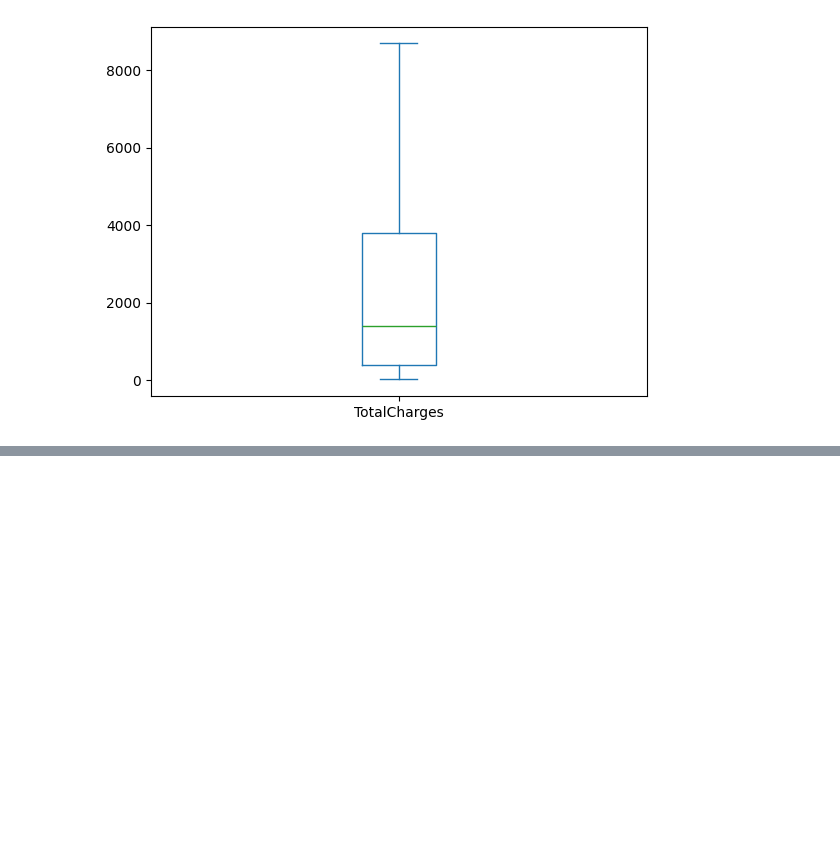
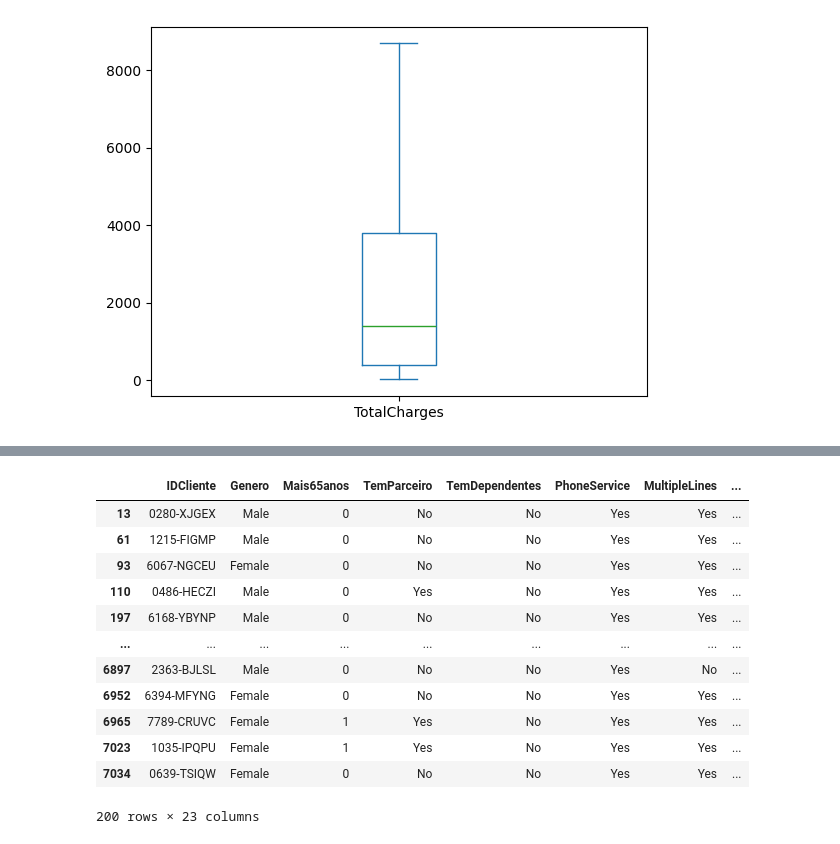
Before and after one commit to EuFontoura/EDAestudos, a Jupyter notebook: eda_churn.ipynb, the cells around one changed output, grey strips where cells are left out. Cells and saved outputs as stored; diff of their text form; code cells hidden in the pictures; blank space fills up the shorter version.

```diff
--- a/eda_churn.ipynb
+++ b/eda_churn.ipynb
@@ -933,0 +981,16 @@ df_churn['TotalCharges'].plot.box()
+# %%
+df_churn_month[(df_churn_month.TotalCharges < limInf_TotalCharges_month) | (df_churn_month.TotalCharges > limSup_TotalCharges_month)]
+# %% [output]
+|  | IDCliente | Genero | Mais65anos | TemParceiro | TemDependentes | PhoneService | MultipleLines | ... |
+| 13 | 0280-XJGEX | Male | 0 | No | No | Yes | Yes | ... |
+| 61 | 1215-FIGMP | Male | 0 | No | No | Yes | Yes | ... |
+| 93 | 6067-NGCEU | Female | 0 | No | No | Yes | Yes | ... |
+| 110 | 0486-HECZI | Male | 0 | Yes | No | Yes | Yes | ... |
+| 197 | 6168-YBYNP | Male | 0 | No | No | Yes | Yes | ... |
+| ... | ... | ... | ... | ... | ... | ... | ... | ... |
+| 6897 | 2363-BJLSL | Male | 0 | No | No | Yes | No | ... |
+| 6952 | 6394-MFYNG | Female | 0 | No | No | Yes | Yes | ... |
+| 6965 | 7789-CRUVC | Female | 1 | Yes | No | Yes | Yes | ... |
+| 7023 | 1035-IPQPU | Female | 1 | Yes | No | Yes | Yes | ... |
+| 7034 | 0639-TSIQW | Female | 0 | No | No | Yes | Yes | ... |
+200 rows × 23 columns
```
Also changed, not shown: parts of 10 cells of this notebook.
